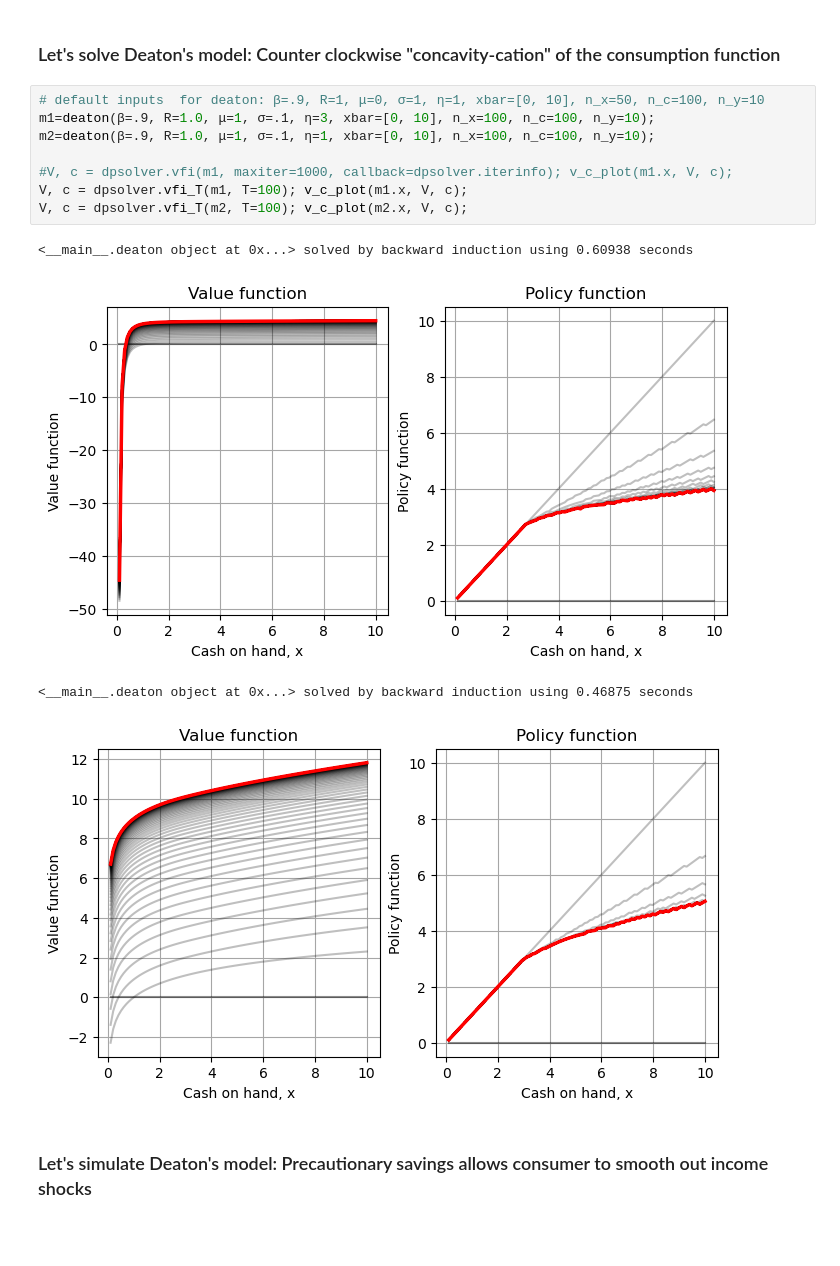
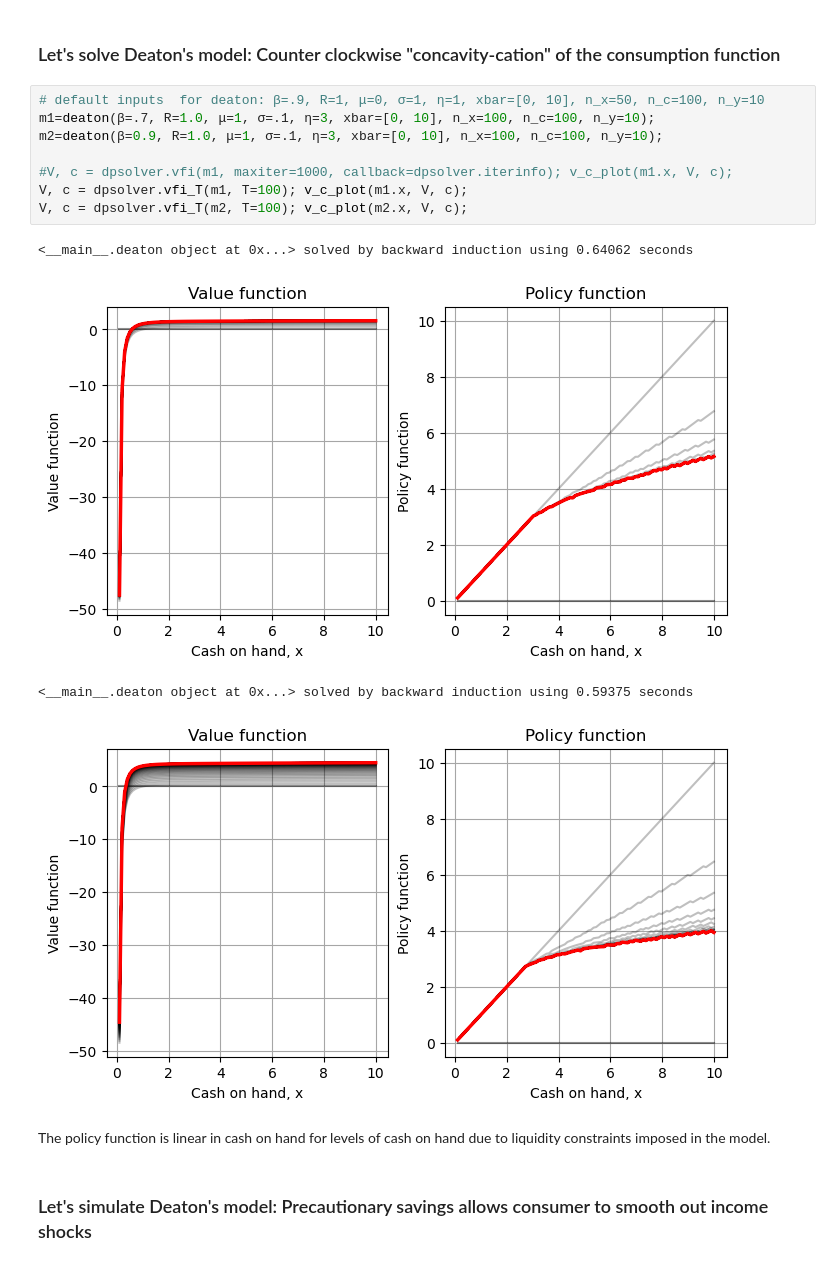
Before and after one commit to zbp778/dp_ucph, a Jupyter notebook: 1_theory_tools/03_deaton_1d_integration.ipynb, the cells around one changed output. Cells and saved outputs as stored; diff of their text form; blank space fills up the shorter version.

```diff
--- a/1_theory_tools/03_deaton_1d_integration.ipynb
+++ b/1_theory_tools/03_deaton_1d_integration.ipynb
@@ -631,17 +631,19 @@ def v_c_plot(x, V, c):
 ### Let's solve Deaton's model: Counter clockwise "concavity-cation" of the consumption function
 # %%
 # default inputs  for deaton: β=.9, R=1, μ=0, σ=1, η=1, xbar=[0, 10], n_x=50, n_c=100, n_y=10
-m1=deaton(β=.9, R=1.0, μ=1, σ=.1, η=3, xbar=[0, 10], n_x=100, n_c=100, n_y=10);
-m2=deaton(β=.9, R=1.0, μ=1, σ=.1, η=1, xbar=[0, 10], n_x=100, n_c=100, n_y=10);
+m1=deaton(β=.7, R=1.0, μ=1, σ=.1, η=3, xbar=[0, 10], n_x=100, n_c=100, n_y=10);
+m2=deaton(β=0.9, R=1.0, μ=1, σ=.1, η=3, xbar=[0, 10], n_x=100, n_c=100, n_y=10);
 
 #V, c = dpsolver.vfi(m1, maxiter=1000, callback=dpsolver.iterinfo); v_c_plot(m1.x, V, c);
 V, c = dpsolver.vfi_T(m1, T=100); v_c_plot(m1.x, V, c);
 V, c = dpsolver.vfi_T(m2, T=100); v_c_plot(m2.x, V, c);
 # %% [output]
-<__main__.deaton object at 0x...> solved by backward induction using 0.60938 seconds
+<__main__.deaton object at 0x...> solved by backward induction using 0.64062 seconds
-[figure, old version]
+[figure, new version]
-<__main__.deaton object at 0x...> solved by backward induction using 0.46875 seconds
+<__main__.deaton object at 0x...> solved by backward induction using 0.59375 seconds
-[figure, old version]
+[figure, new version]
+# %% [markdown]
+The policy function is linear in cash on hand for levels of cash on hand due to liquidity constraints imposed in the model.
 # %% [markdown]
 ### Let's simulate Deaton's model: Precautionary savings allows consumer to smooth out income shocks
 # %%
```
Also changed, not shown: parts of 2 cells of this notebook.
